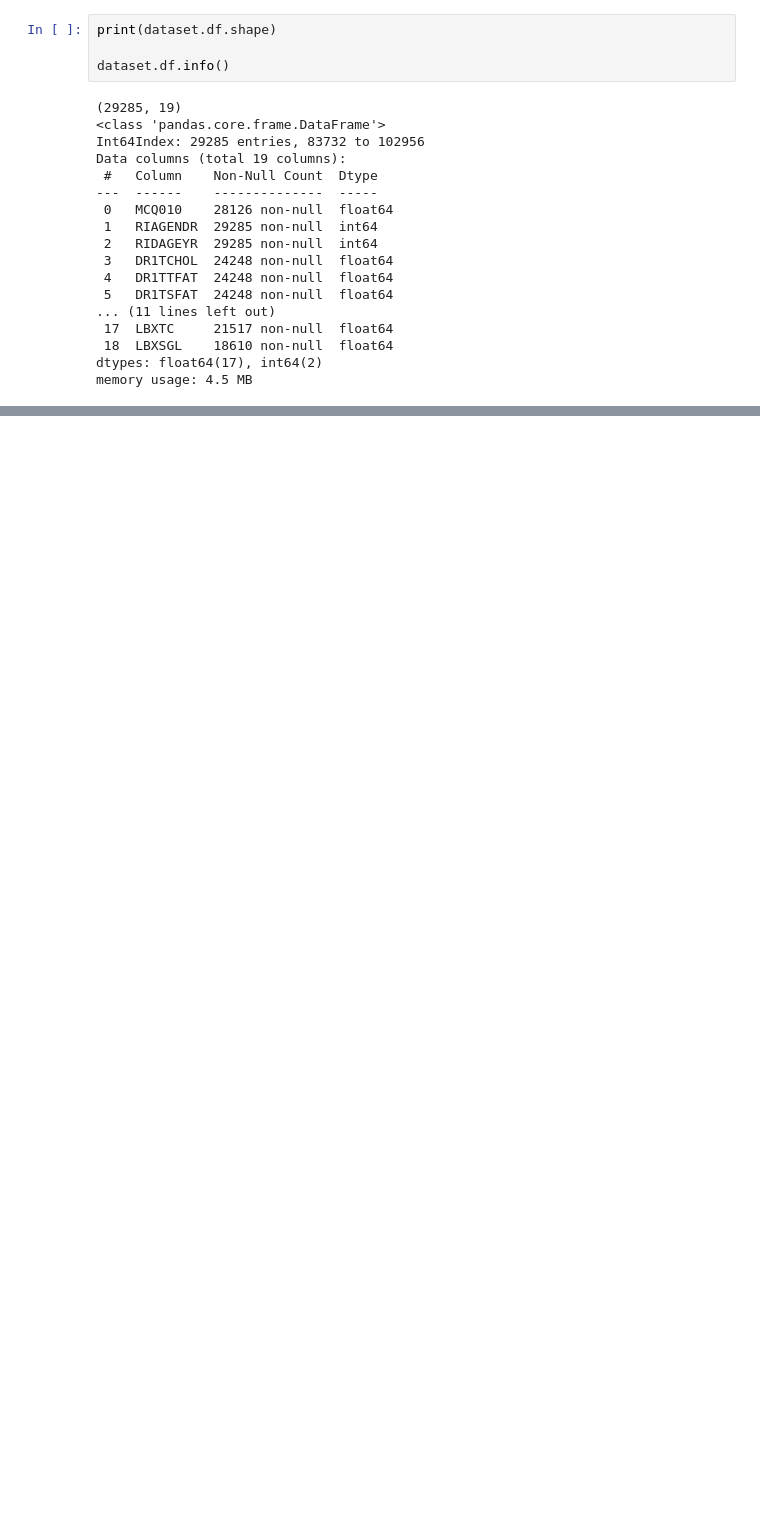
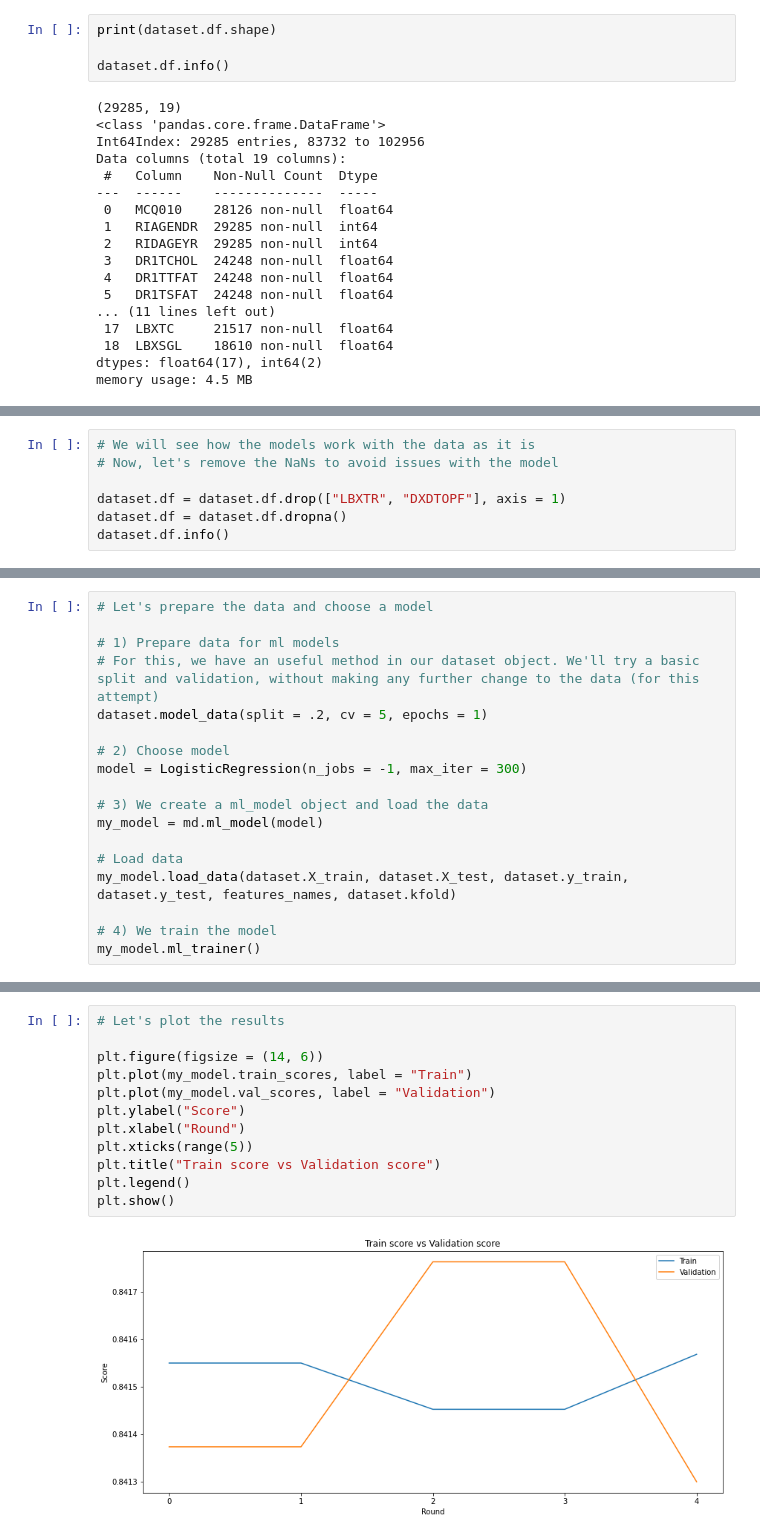
Before and after one commit to Jasc94/thebridge, a Jupyter notebook: 0_Project_ML/src/main.ipynb, the cells around one changed output, grey strips where cells are left out. Cells and saved outputs as stored; diff of their text form; blank space fills up the shorter version.

```diff
--- a/0_Project_ML/src/main.ipynb
+++ b/0_Project_ML/src/main.ipynb
@@ -132,0 +319,7 @@ memory usage: 4.5 MB
+# %%
+# We will see how the models work with the data as it is
+# Now, let's remove the NaNs to avoid issues with the model
+
+dataset.df = dataset.df.drop(["LBXTR", "DXDTOPF"], axis = 1)
+dataset.df = dataset.df.dropna()
+dataset.df.info()
@@ -132,0 +348,18 @@ memory usage: 4.5 MB
+# %%
+# Let's prepare the data and choose a model
+
+# 1) Prepare data for ml models
+# For this, we have an useful method in our dataset object. We'll try a basic split and validation, without making any further change to the data (for this attempt)
+dataset.model_data(split = .2, cv = 5, epochs = 1)
+
+# 2) Choose model
+model = LogisticRegression(n_jobs = -1, max_iter = 300)
+
+# 3) We create a ml_model object and load the data
+my_model = md.ml_model(model)
+
+# Load data
+my_model.load_data(dataset.X_train, dataset.X_test, dataset.y_train, dataset.y_test, features_names, dataset.kfold)
+
+# 4) We train the model
+my_model.ml_trainer()
@@ -132,0 +384,14 @@ memory usage: 4.5 MB
+# %%
+# Let's plot the results
+
+plt.figure(figsize = (14, 6))
+plt.plot(my_model.train_scores, label = "Train")
+plt.plot(my_model.val_scores, label = "Validation")
+plt.ylabel("Score")
+plt.xlabel("Round")
+plt.xticks(range(5))
+plt.title("Train score vs Validation score")
+plt.legend()
+plt.show()
+# %% [output]
+[figure, added]
```
Also changed, not shown: parts of 33 cells of this notebook, 3 other files.
